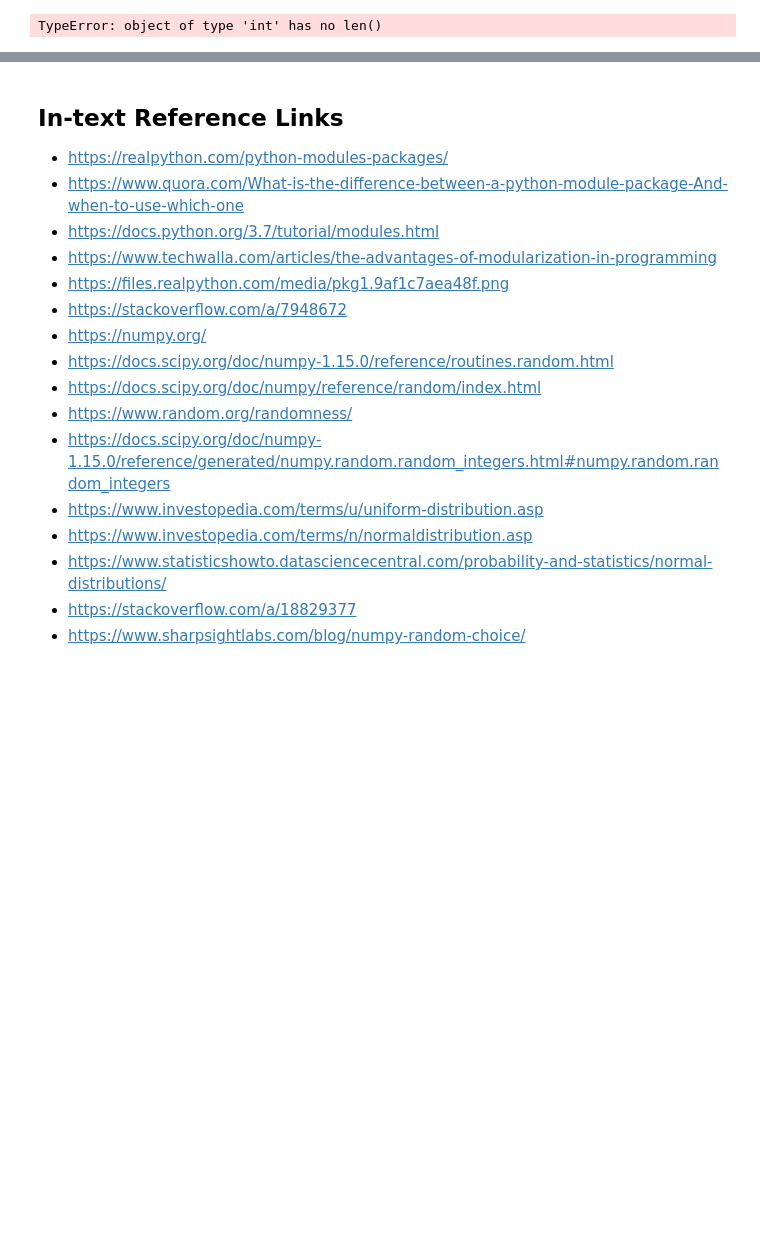
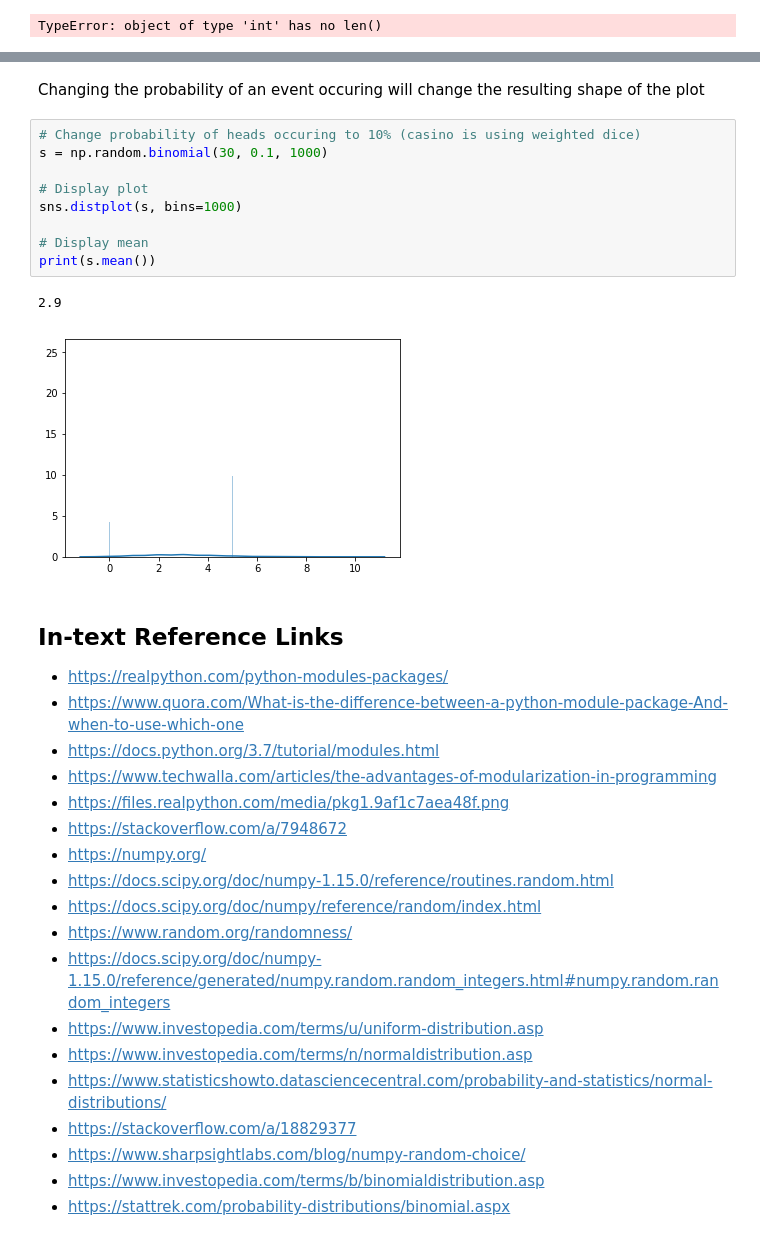
Before and after one commit to thomas-roux/programming-assignment, a Jupyter notebook: programming-assignment.ipynb, the cells around one changed output, grey strips where cells are left out. Cells and saved outputs as stored; diff of their text form; blank space fills up the shorter version.

```diff
--- a/programming-assignment.ipynb
+++ b/programming-assignment.ipynb
@@ -262,3 +319,17 @@ TypeError: object of type 'int' has no len()
+# %% [markdown]
+Changing the probability of an event occuring will change the resulting shape of the plot
+# %%
+# Change probability of heads occuring to 10% (casino is using weighted dice)
+s = np.random.binomial(30, 0.1, 1000)
+
+# Display plot
+sns.distplot(s, bins=1000)
+
+# Display mean
+print(s.mean())
+# %% [output]
+2.9
+[figure, added]
 # %% [markdown]
 ## In-text Reference Links
 * https://realpython.com/python-modules-packages/
@@ -277,3 +348,5 @@ TypeError: object of type 'int' has no len()
 * https://www.statisticshowto.datasciencecentral.com/probability-and-statistics/normal-distributions/
 * https://stackoverflow.com/a/18829377
 * https://www.sharpsightlabs.com/blog/numpy-random-choice/
+* https://www.investopedia.com/terms/b/binomialdistribution.asp
+* https://stattrek.com/probability-distributions/binomial.aspx
```
Also changed, not shown: parts of 29 cells of this notebook.
